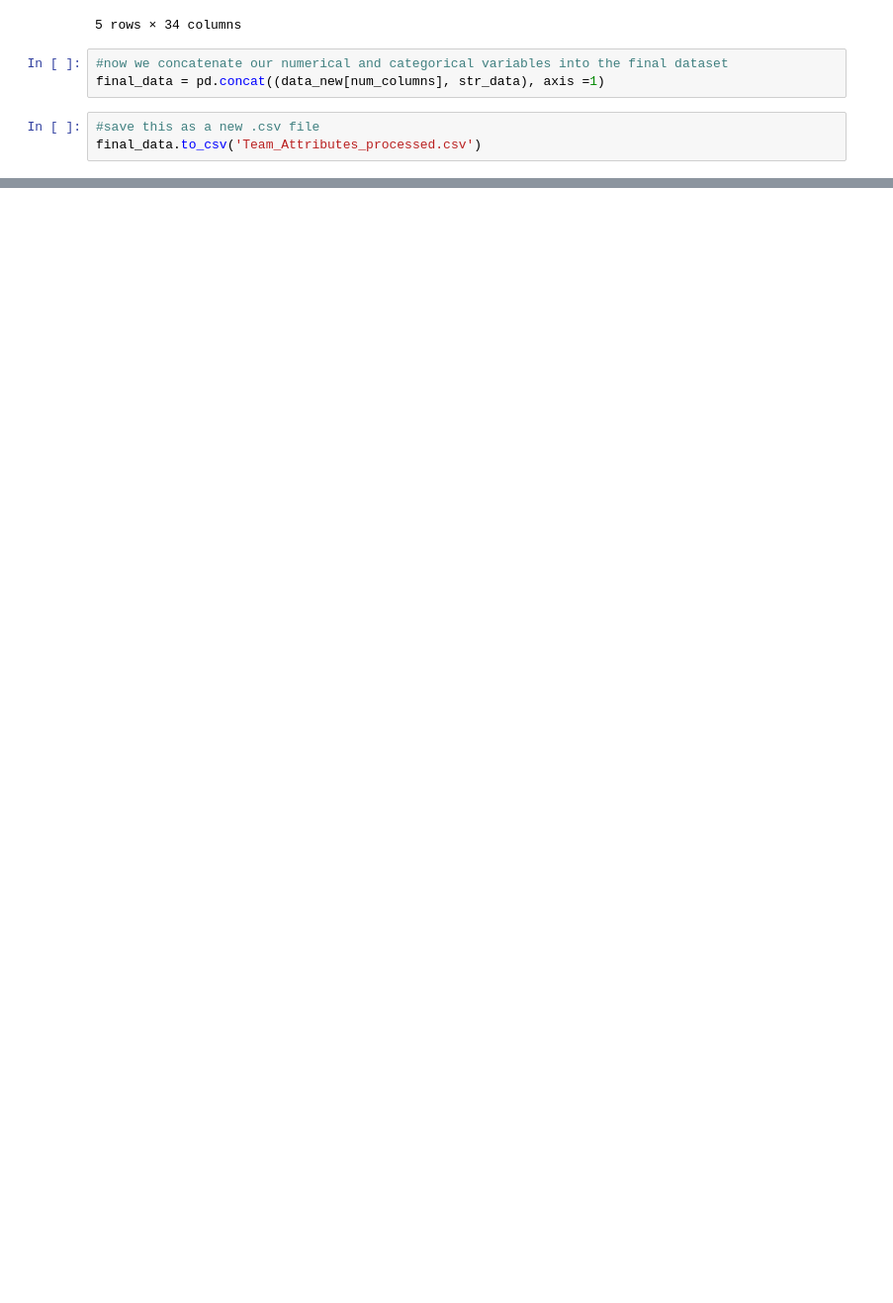
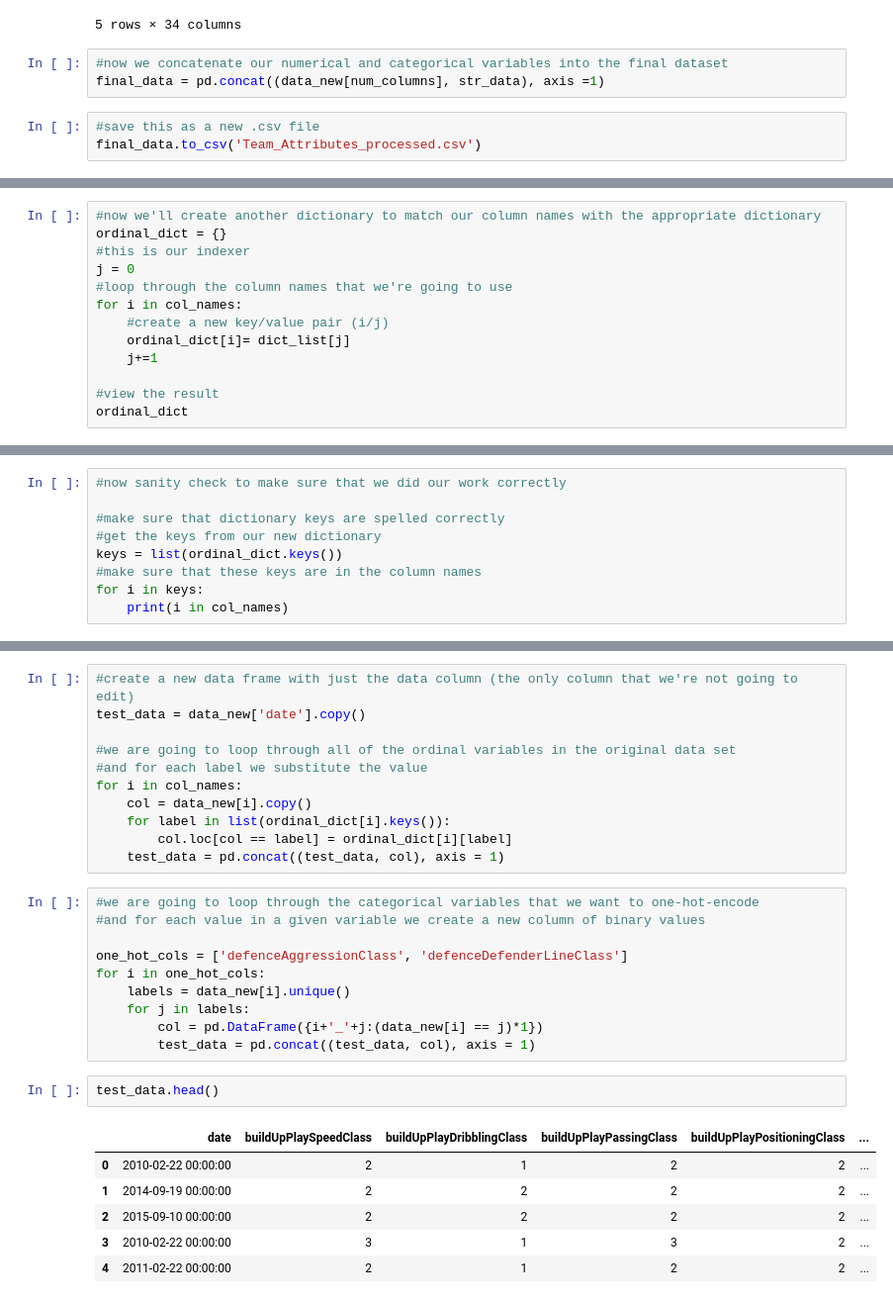
Before and after one commit to azhark2/Predicting-EPL-Standings, a Jupyter notebook: Team_Attributes.ipynb, the cells around one changed output, grey strips where cells are left out. Shown at 99% size. Cells and saved outputs as stored; diff of their text form; blank space fills up the shorter version.

Commit message:
ordinal data too

```diff
--- a/Team_Attributes.ipynb
+++ b/Team_Attributes.ipynb
@@ -156,0 +201,13 @@ final_data.to_csv('Team_Attributes_processed.csv')
+# %%
+#now we'll create another dictionary to match our column names with the appropriate dictionary
+ordinal_dict = {}
+#this is our indexer
+j = 0
+#loop through the column names that we're going to use
+for i in col_names:
+    #create a new key/value pair (i/j)
+    ordinal_dict[i]= dict_list[j]
+    j+=1
+
+#view the result
+ordinal_dict
@@ -156,0 +225,9 @@ final_data.to_csv('Team_Attributes_processed.csv')
+# %%
+#now sanity check to make sure that we did our work correctly
+
+#make sure that dictionary keys are spelled correctly
+#get the keys from our new dictionary
+keys = list(ordinal_dict.keys())
+#make sure that these keys are in the column names
+for i in keys:
+    print(i in col_names)
@@ -156,0 +258,30 @@ final_data.to_csv('Team_Attributes_processed.csv')
+# %%
+#create a new data frame with just the data column (the only column that we're not going to edit)
+test_data = data_new['date'].copy()
+
+#we are going to loop through all of the ordinal variables in the original data set
+#and for each label we substitute the value
+for i in col_names:
+    col = data_new[i].copy()
+    for label in list(ordinal_dict[i].keys()):
+        col.loc[col == label] = ordinal_dict[i][label]
+    test_data = pd.concat((test_data, col), axis = 1)
+# %%
+#we are going to loop through the categorical variables that we want to one-hot-encode
+#and for each value in a given variable we create a new column of binary values
+
+one_hot_cols = ['defenceAggressionClass', 'defenceDefenderLineClass']
+for i in one_hot_cols:
+    labels = data_new[i].unique()
+    for j in labels:
+        col = pd.DataFrame({i+'_'+j:(data_new[i] == j)*1})
+        test_data = pd.concat((test_data, col), axis = 1)
+# %%
+test_data.head()
+# %% [output]
+|  | date | buildUpPlaySpeedClass | buildUpPlayDribblingClass | buildUpPlayPassingClass | buildUpPlayPositioningClass | ... |
+| 0 | 2010-02-22 00:00:00 | 2 | 1 | 2 | 2 | ... |
+| 1 | 2014-09-19 00:00:00 | 2 | 2 | 2 | 2 | ... |
+| 2 | 2015-09-10 00:00:00 | 2 | 2 | 2 | 2 | ... |
+| 3 | 2010-02-22 00:00:00 | 3 | 1 | 3 | 2 | ... |
+| 4 | 2011-02-22 00:00:00 | 2 | 1 | 2 | 2 | ... |
```
Also changed, not shown: parts of 10 cells of this notebook.
